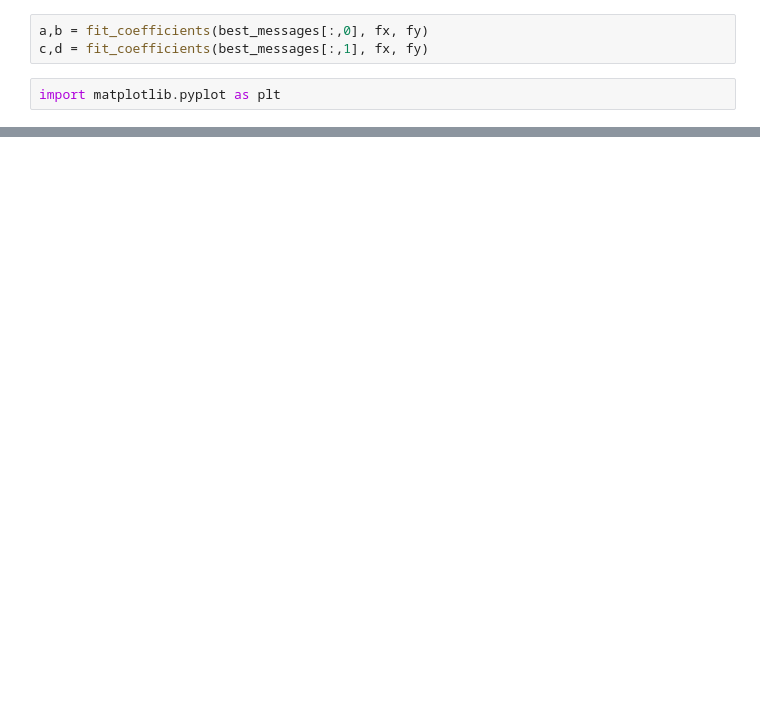
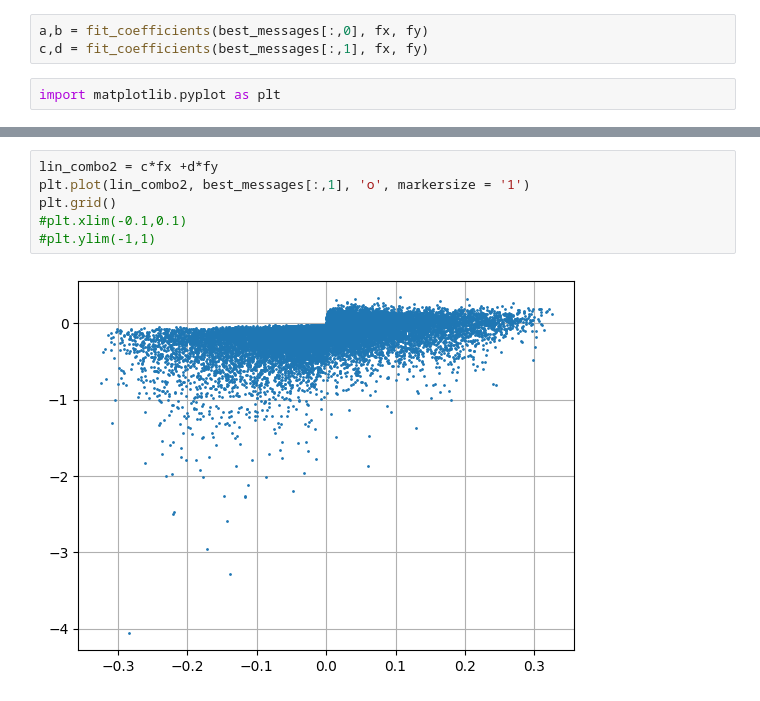
Before and after one commit to elizabethsztan/symbolic_distillation_GNNs, a Jupyter notebook: testing/latent_representation.ipynb, the cells around one changed output, grey strips where cells are left out. Drawn from its saved outputs; the diff is of its cells as text; blank space fills up the shorter version.

```diff
--- a/testing/latent_representation.ipynb
+++ b/testing/latent_representation.ipynb
@@ -204,0 +245,8 @@ plt.grid()
+# %%
+lin_combo2 = c*fx +d*fy
+plt.plot(lin_combo2, best_messages[:,1], 'o', markersize = '1')
+plt.grid()
+#plt.xlim(-0.1,0.1)
+#plt.ylim(-1,1)
+# %% [output]
+[figure, added]
```
Also changed, not shown: parts of 11 cells of this notebook.
